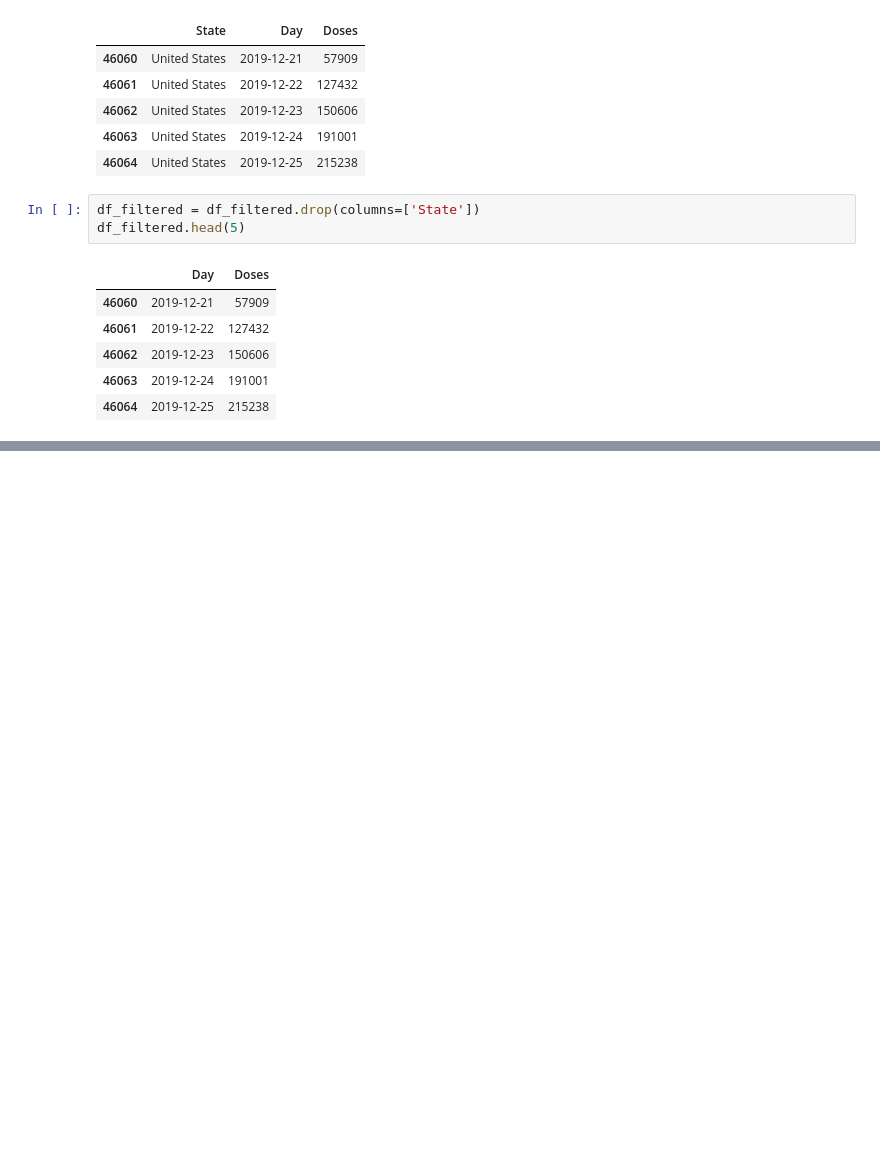
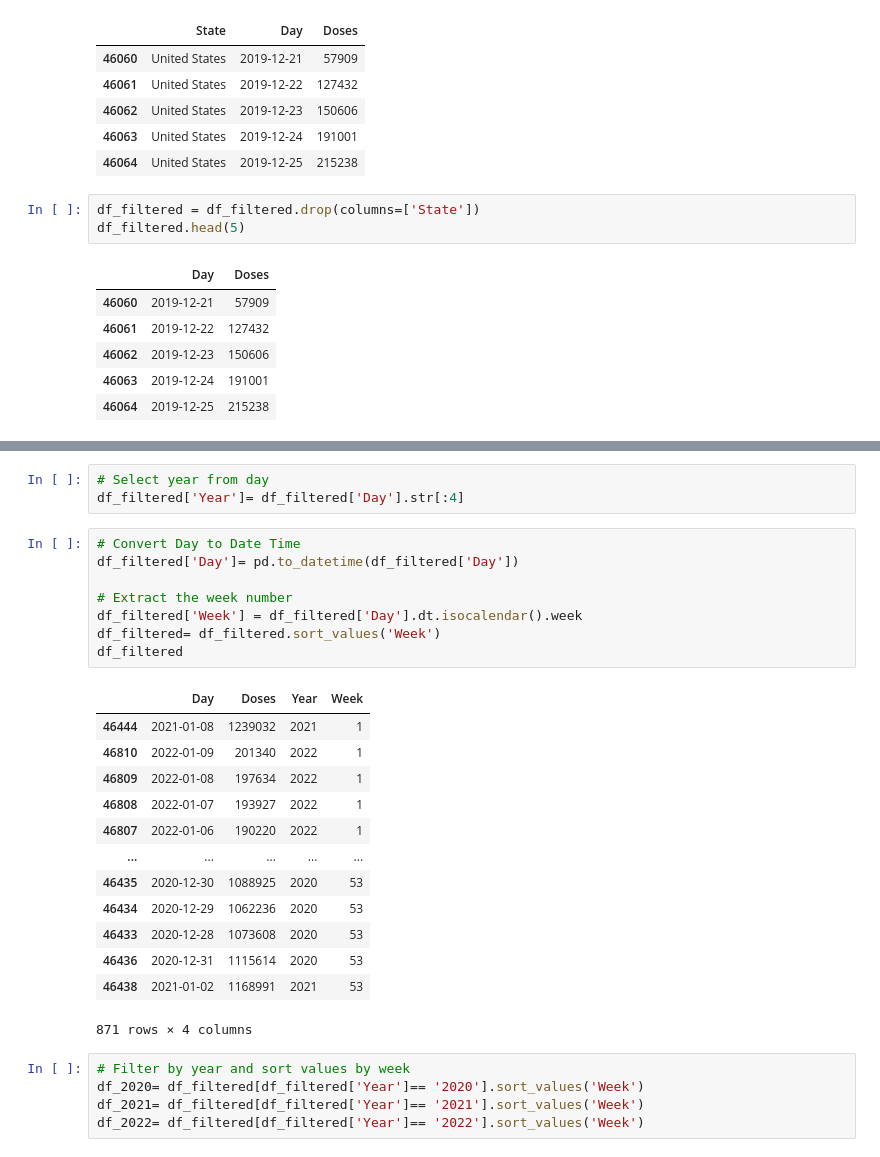
Before and after one commit to carolinehagood/covid-project, a Jupyter notebook: vaccine_data_cleaning.ipynb, the cells around one changed output, grey strips where cells are left out. Saved outputs shown, nothing was run; the diff lists cells and outputs as text; blank space fills up the shorter version.

```diff
--- a/vaccine_data_cleaning.ipynb
+++ b/vaccine_data_cleaning.ipynb
@@ -52,0 +69,30 @@ df_filtered.head(5)
+# %%
+# Select year from day
+df_filtered['Year']= df_filtered['Day'].str[:4]
+# %%
+# Convert Day to Date Time
+df_filtered['Day']= pd.to_datetime(df_filtered['Day'])
+
+# Extract the week number
+df_filtered['Week'] = df_filtered['Day'].dt.isocalendar().week
+df_filtered= df_filtered.sort_values('Week')
+df_filtered
+# %% [output]
+|  | Day | Doses | Year | Week |
+| 46444 | 2021-01-08 | 1239032 | 2021 | 1 |
+| 46810 | 2022-01-09 | 201340 | 2022 | 1 |
+| 46809 | 2022-01-08 | 197634 | 2022 | 1 |
+| 46808 | 2022-01-07 | 193927 | 2022 | 1 |
+| 46807 | 2022-01-06 | 190220 | 2022 | 1 |
+| ... | ... | ... | ... | ... |
+| 46435 | 2020-12-30 | 1088925 | 2020 | 53 |
+| 46434 | 2020-12-29 | 1062236 | 2020 | 53 |
+| 46433 | 2020-12-28 | 1073608 | 2020 | 53 |
+| 46436 | 2020-12-31 | 1115614 | 2020 | 53 |
+| 46438 | 2021-01-02 | 1168991 | 2021 | 53 |
+871 rows × 4 columns
+# %%
+# Filter by year and sort values by week
+df_2020= df_filtered[df_filtered['Year']== '2020'].sort_values('Week')
+df_2021= df_filtered[df_filtered['Year']== '2021'].sort_values('Week')
+df_2022= df_filtered[df_filtered['Year']== '2022'].sort_values('Week')
```
Also changed, not shown: parts of 5 cells of this notebook.
